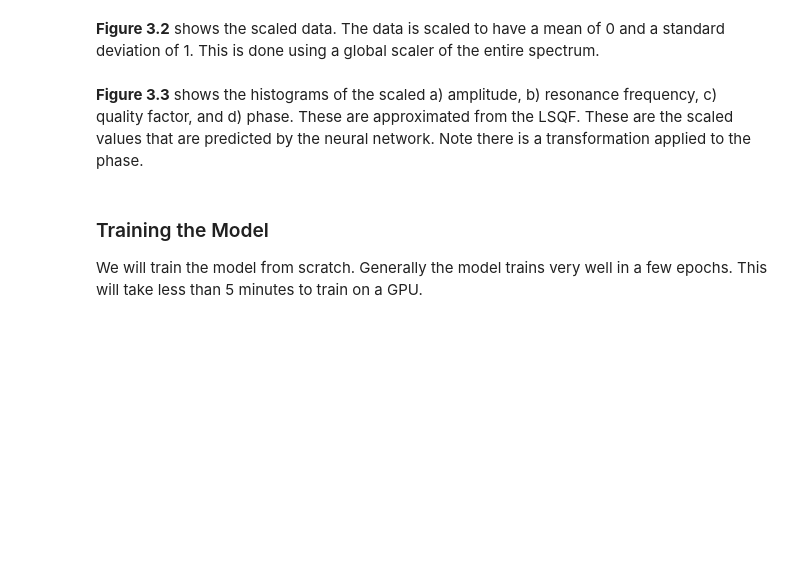
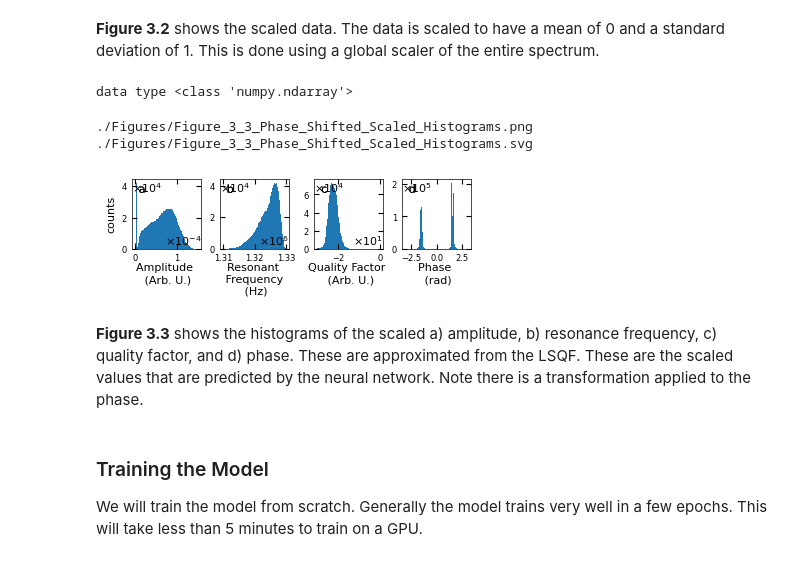
Before and after one commit to m3-learning/Rapid-Fitting-BEPFM-NN, a Jupyter notebook: notebooks/3_Pytorch_SHO_Fitter.ipynb, the cells around one changed output. Saved outputs shown, nothing was run; the diff lists cells and outputs as text; code cells hidden in the pictures; blank space fills up the shorter version.

```diff
--- a/notebooks/3_Pytorch_SHO_Fitter.ipynb
+++ b/notebooks/3_Pytorch_SHO_Fitter.ipynb
@@ -73,8 +43,8 @@ save_path = "./Data"
 data_path = save_path + "/" + filename
 # %%
 # instantiate the dataset object
-dataset = BE_Dataset(data_path, SHO_fit_func_LSQF=SHO_nn)
+dataset = BE_Dataset(data_path)
 
 # print the contents of the file
-dataset.print_be_tree()
+dataset.print_be_tree
 # %% [output]
@@ -130,3 +124,16 @@ BE_viz.SHO_hist(
+# %%
+# TODO: the y axis scientific notation is on top of the label
+# but JGoddy doesn't see where the label is set so isn't sure how to fix it
+BE_viz.LSQF_phase_shift = np.pi / 2
+
+BE_viz.SHO_hist(
+    BE_viz.SHO_fit_results(), filename="Figure_3_3_Phase_Shifted_Scaled_Histograms"
+)
+# %% [output]
+data type <class 'numpy.ndarray'>
+./Figures/Figure_3_3_Phase_Shifted_Scaled_Histograms.png
+./Figures/Figure_3_3_Phase_Shifted_Scaled_Histograms.svg
+[figure, added]
 # %% [markdown]
 **Figure 3.3** shows the histograms of the scaled a) amplitude, b) resonance frequency, c) quality factor, and d) phase. These are approximated from the LSQF. These are the scaled values that are predicted by the neural network. Note there is a transformation applied to the phase.
 # %% [markdown]
```
Also changed, not shown: parts of 36 cells of this notebook, 12 other files.
